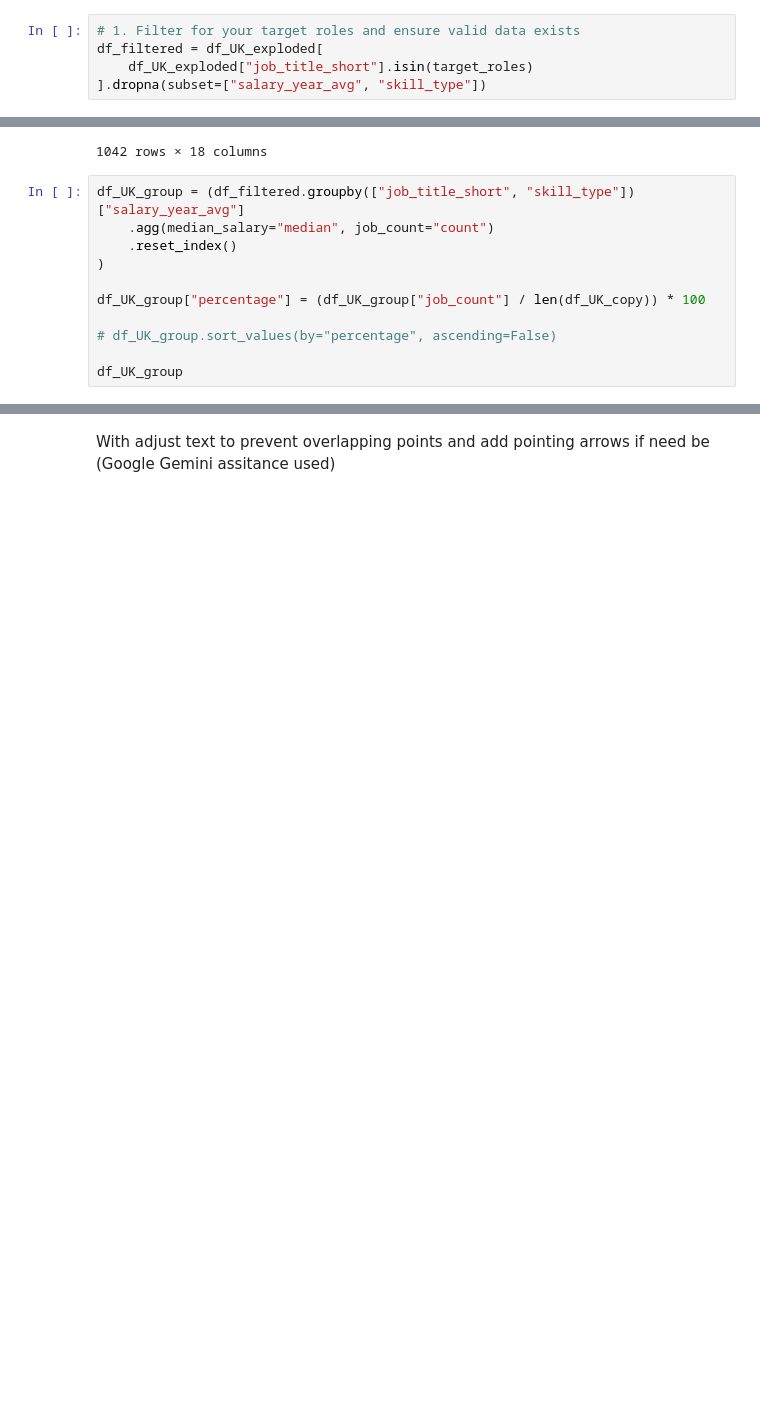
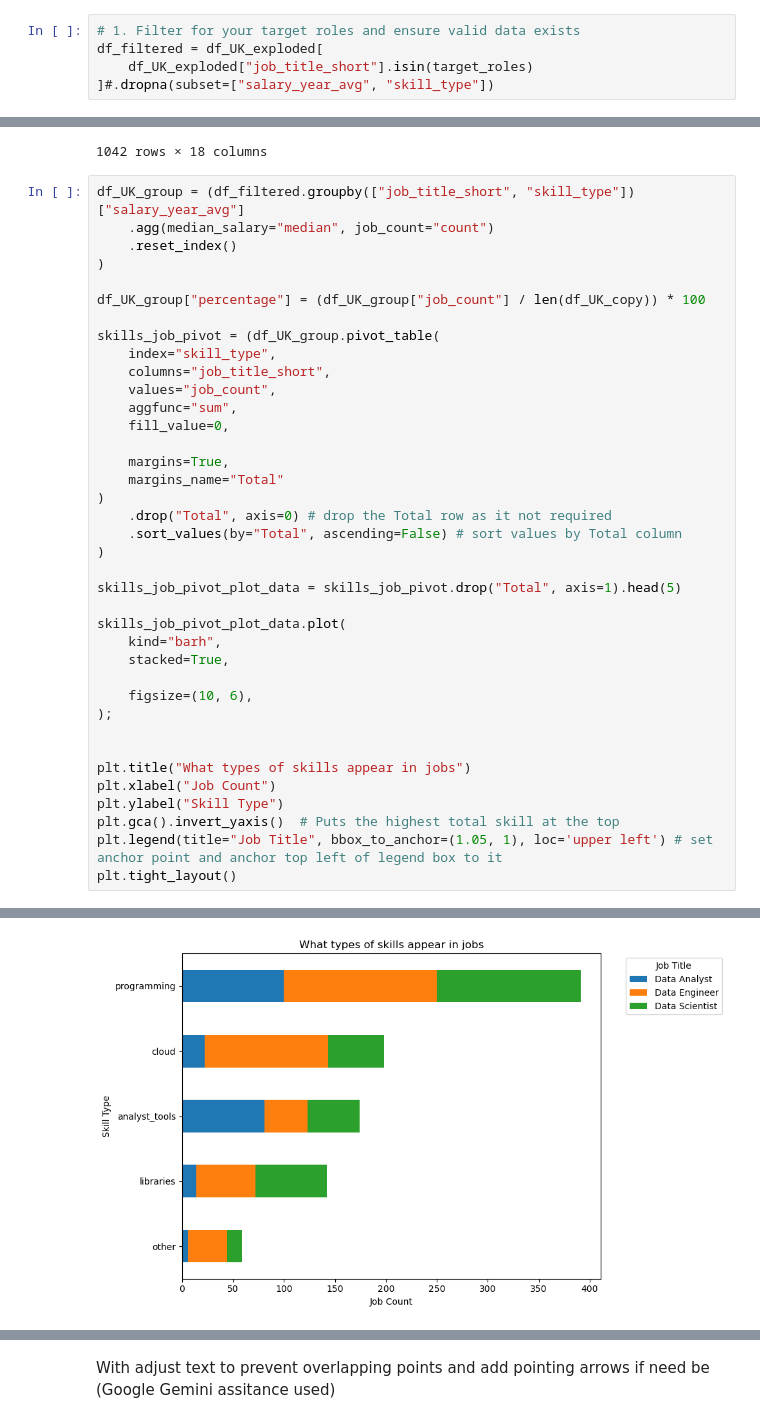
Before and after one commit to Mizan95/Project_Data_Analysis, a Jupyter notebook: 6_Best_Skill_Types.ipynb, the cells around one changed output, grey strips where cells are left out. Saved outputs shown, nothing was run; the diff lists cells and outputs as text; blank space fills up the shorter version.

```diff
--- a/6_Best_Skill_Types.ipynb
+++ b/6_Best_Skill_Types.ipynb
@@ -124,7 +124,7 @@ target_roles = ["Data Scientist", "Data Engineer", "Data Analyst"]
 # 1. Filter for your target roles and ensure valid data exists
 df_filtered = df_UK_exploded[
     df_UK_exploded["job_title_short"].isin(target_roles)
-].dropna(subset=["salary_year_avg", "skill_type"])
+]#.dropna(subset=["salary_year_avg", "skill_type"])
 # %%
 df_filtered
 # %% [output]
@@ -149,7 +149,34 @@ df_UK_group = (df_filtered.groupby(["job_title_short", "skill_type"])["salary_ye
 
 df_UK_group["percentage"] = (df_UK_group["job_count"] / len(df_UK_copy)) * 100
 
-# df_UK_group.sort_values(by="percentage", ascending=False)
+skills_job_pivot = (df_UK_group.pivot_table(
+    index="skill_type",
+    columns="job_title_short",
+    values="job_count",
+    aggfunc="sum",
+    fill_value=0,
 
-df_UK_group
+    margins=True,
+    margins_name="Total"
+)
+    .drop("Total", axis=0) # drop the Total row as it not required
+    .sort_values(by="Total", ascending=False) # sort values by Total column
+)
+
+skills_job_pivot_plot_data = skills_job_pivot.drop("Total", axis=1).head(5)
+
+skills_job_pivot_plot_data.plot(
+    kind="barh",
+    stacked=True,
+
+    figsize=(10, 6),
+);
+
+
+plt.title("What types of skills appear in jobs")
+plt.xlabel("Job Count")
+plt.ylabel("Skill Type")
+plt.gca().invert_yaxis()  # Puts the highest total skill at the top
+plt.legend(title="Job Title", bbox_to_anchor=(1.05, 1), loc='upper left') # set anchor point and anchor top left of legend box to it
+plt.tight_layout()
 # %% [output]
@@ -172,0 +183 @@ df_UK_group
+[figure, added]
```
Also changed, not shown: parts of 4 cells of this notebook, 3 other files.
